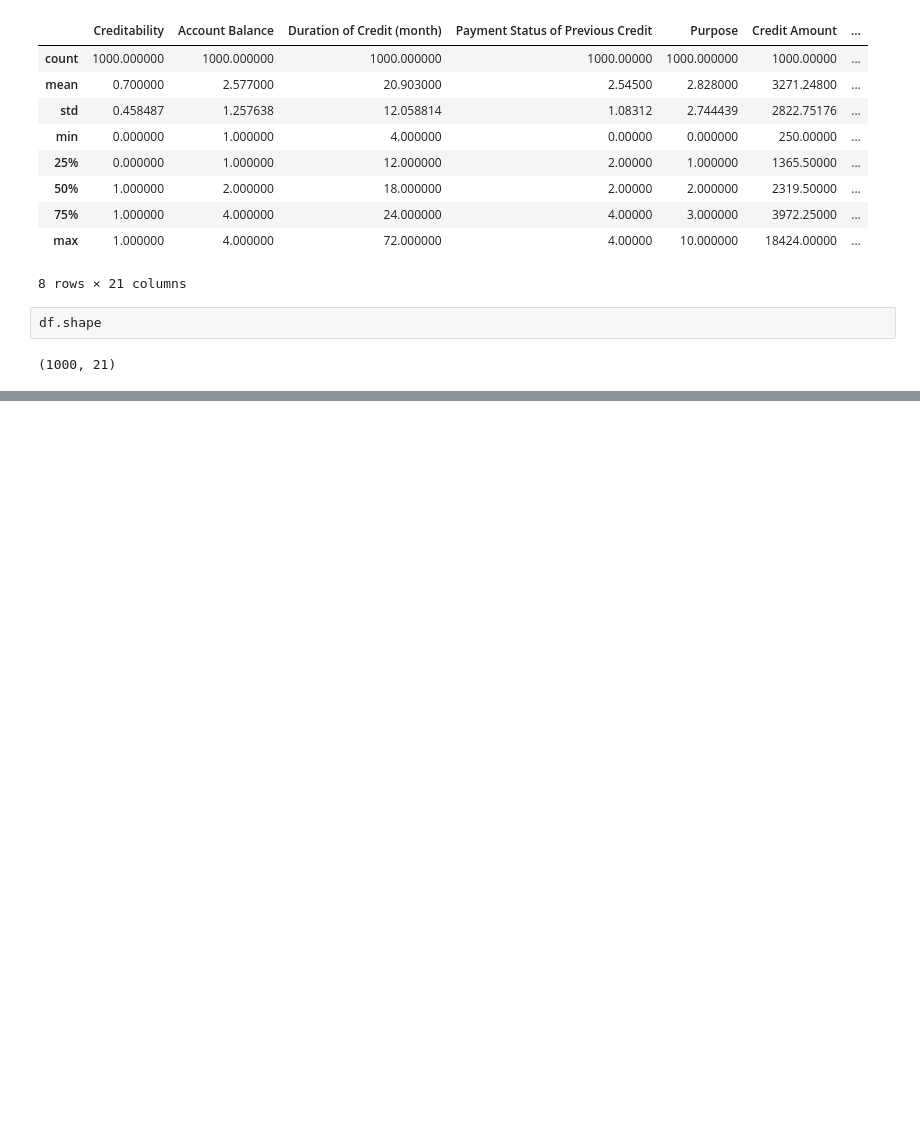
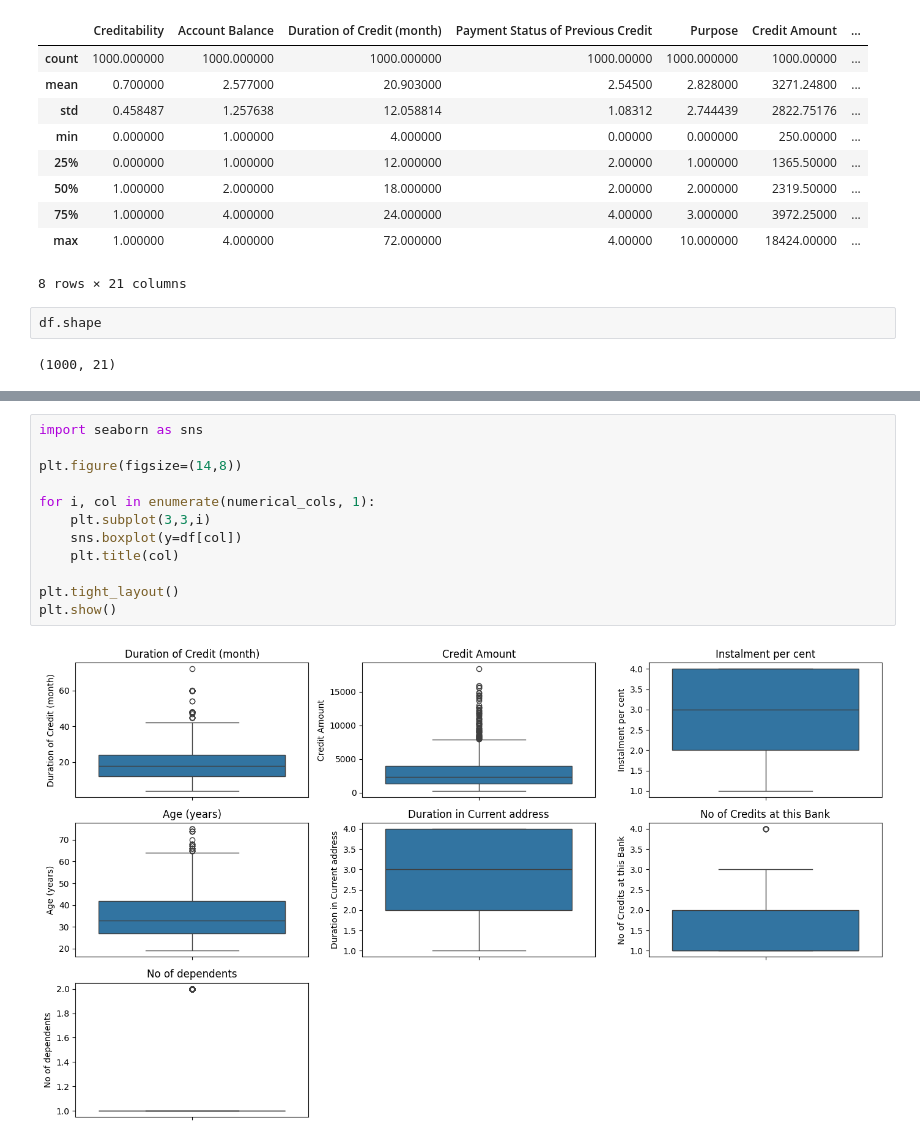
Before and after one commit to magdakantara/Bachelor-End-Project-Code---XAI, a Jupyter notebook: EDA_german.ipynb, the cells around one changed output, grey strips where cells are left out. Drawn from its saved outputs; the diff is of its cells as text; blank space fills up the shorter version.

```diff
--- a/EDA_german.ipynb
+++ b/EDA_german.ipynb
@@ -30,0 +103,14 @@ df.shape
+# %%
+import seaborn as sns
+
+plt.figure(figsize=(14,8))
+
+for i, col in enumerate(numerical_cols, 1):
+    plt.subplot(3,3,i)
+    sns.boxplot(y=df[col])
+    plt.title(col)
+
+plt.tight_layout()
+plt.show()
+# %% [output]
+[figure, added]
```
Also changed, not shown: parts of 11 cells of this notebook, 1 other file.
